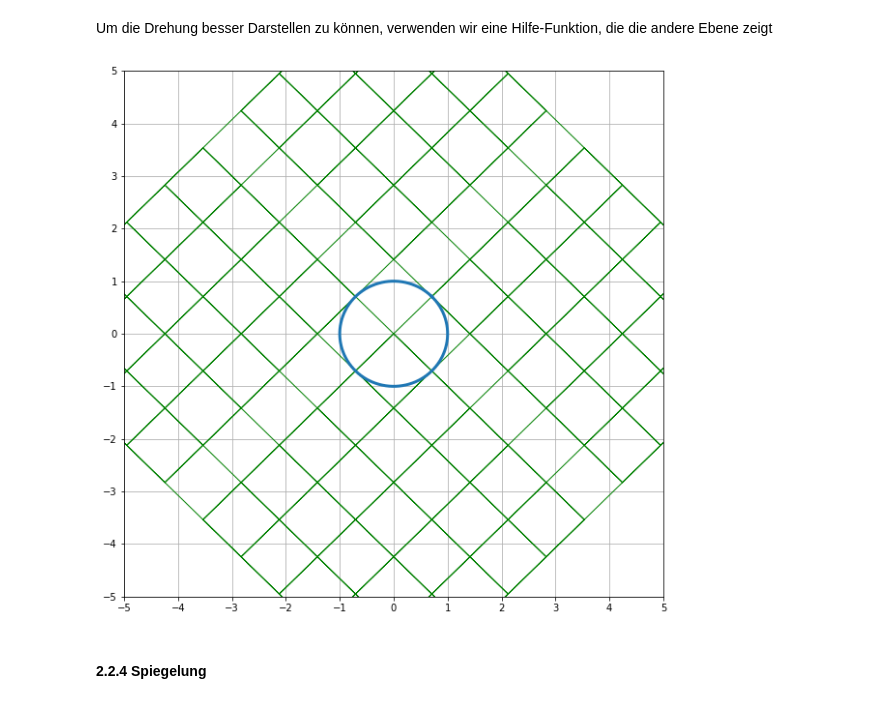
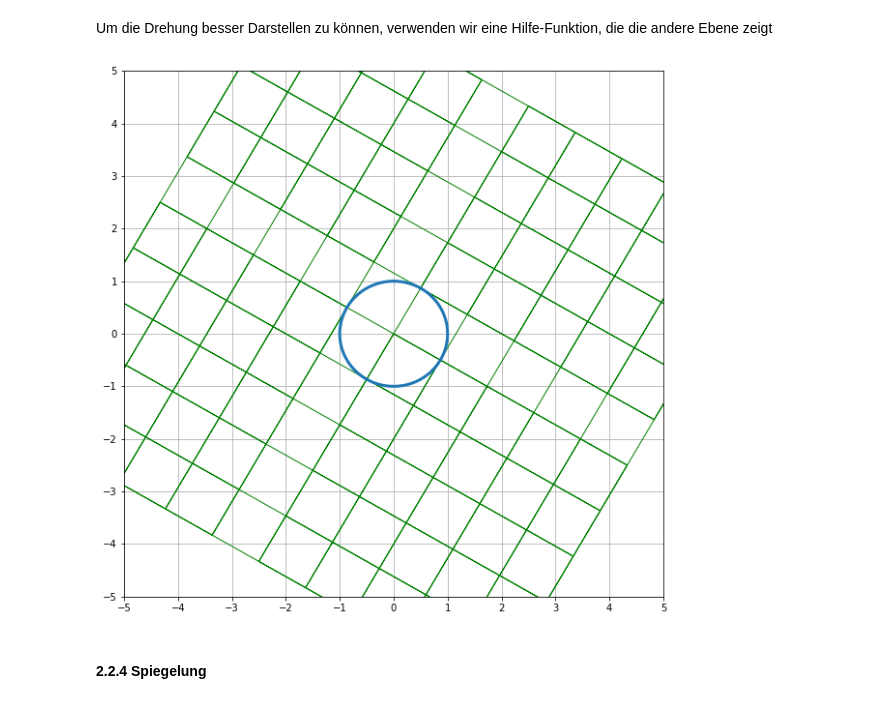
Before and after one commit to greatmerlin/SA_Lineare_Transformationen, a Jupyter notebook: Lineare_Transformationen.ipynb, the cells around one changed output. Cells and saved outputs as stored; diff of their text form; code cells hidden in the pictures.

```diff
--- a/Lineare_Transformationen.ipynb
+++ b/Lineare_Transformationen.ipynb
@@ -357,30 +357,27 @@ kreisLinAb(sche1, sche2)
 # %% [markdown]
 Um die Drehung besser Darstellen zu können, verwenden wir eine Hilfe-Funktion, die die andere Ebene zeigt
 # %%
-def rotate(vector, alpha_in_degrees, clockwise_direction = False):
-    alpha = np.radians(alpha_in_degrees) # Transform degrees into radians
+def drehen(Vektor, theta_grad, im_uhrzeigersinn = False):
+    theta = np.radians(theta_grad) # Grad in Bogenmass umwandeln
 
-    if clockwise_direction == True:
-        alpha = alpha * -1 # Reverse the sign
+    if im_uhrzeigersinn == True:
+        theta = theta * -1 # Vorzeichen umkehren
 
-    e1 = np.array([np.cos(alpha), np.sin(alpha)])
-    e2 = np.array([-np.sin(alpha), np.cos(alpha)])
+    e1 = np.array([np.cos(theta), np.sin(theta)])
+    e2 = np.array([-np.sin(theta), np.cos(theta)])
 
-    A = np.array([e1, e2]) # Create linear transformation matrix
-    result = A @ vector # Do the linear transformation
-    return result
+    A = np.array([e1, e2])
+    linAbb = A @ Vektor
+    return linAbb
-# %%
-alpha_in_degrees = 45 # Play around
-clockwise_direction = False
-
-rotate1 = rotate(e1, alpha_in_degrees, clockwise_direction) # Rotate vector by 45 degrees in counter clockwise
-rotate2 = rotate(e2, alpha_in_degrees, clockwise_direction) # Rotate vector by 45 degrees in counter clockwise
-
-grid_Linien_Fugure(x_lim, y_lim)
-grid_malen(rotate1, rotate2, x_lim, y_lim)
-kreisLinAb(rotate1, rotate2)
-# %% [output]
-[figure, removed]
+# %%
+dreh1 = drehen(e1, 60) # Drehen Sie den Vektor um 60 Grad gegen den Uhrzeigersinn
+dreh2 = drehen(e2, 60)
+
+grid_Linien_Fugure(x_lim, y_lim)
+grid_malen(dreh1, dreh2, x_lim, y_lim)
+kreisLinAb(dreh1, dreh2)
+# %% [output]
+[figure, added]
 # %% [markdown]
 #### 2.2.4 Spiegelung
 # %%
```
Also changed, not shown: parts of 13 cells of this notebook.
